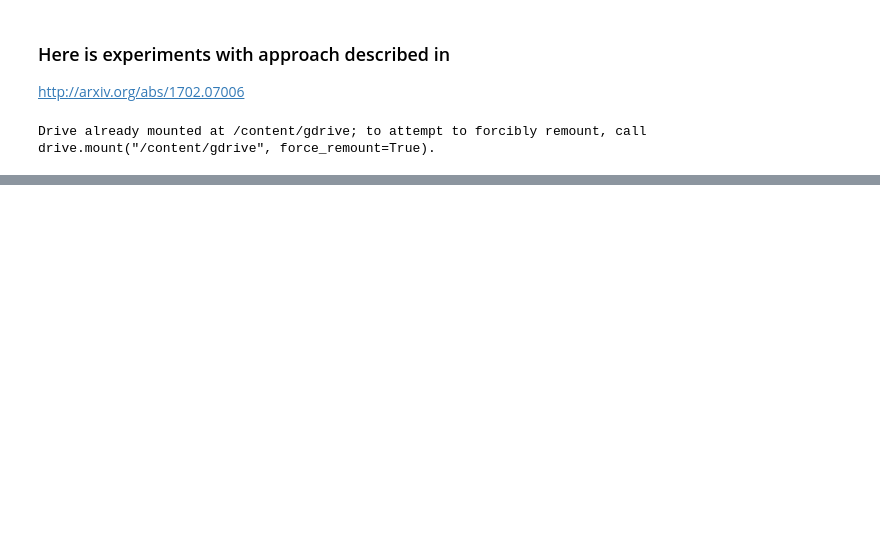
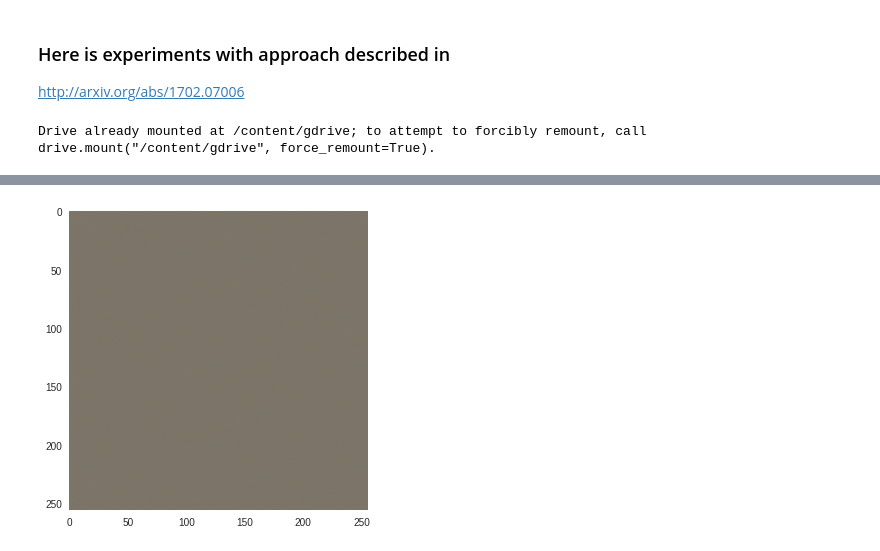
Before and after one commit to blufzzz/two-stream-dyntex-synth, a Jupyter notebook: experiments.ipynb, the cells around one changed output, grey strips where cells are left out. Cells and saved outputs as stored; diff of their text form; code cells hidden in the pictures; blank space fills up the shorter version.

```diff
--- a/experiments.ipynb
+++ b/experiments.ipynb
@@ -597,0 +449,6 @@ generate_frames(source_gram_s, bounds)
+# %%
+img = plt.imread('./data/out/fur_gram/iter_100_frame_1.png')
+plt.imshow(img)
+plt.grid(False)
+# %% [output]
+[figure, added]
```
Also changed, not shown: parts of 20 cells of this notebook.
